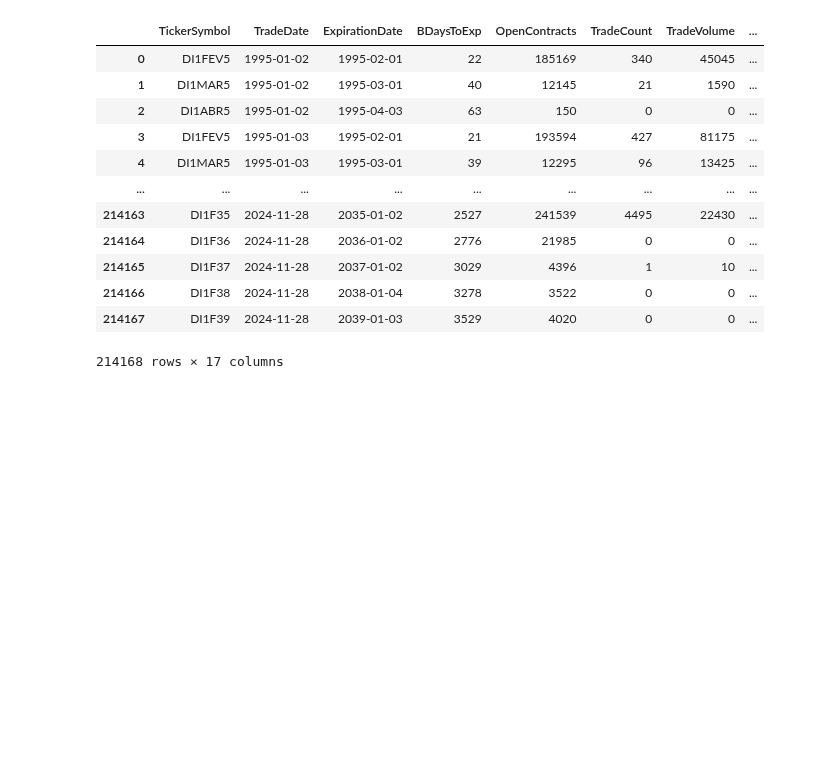
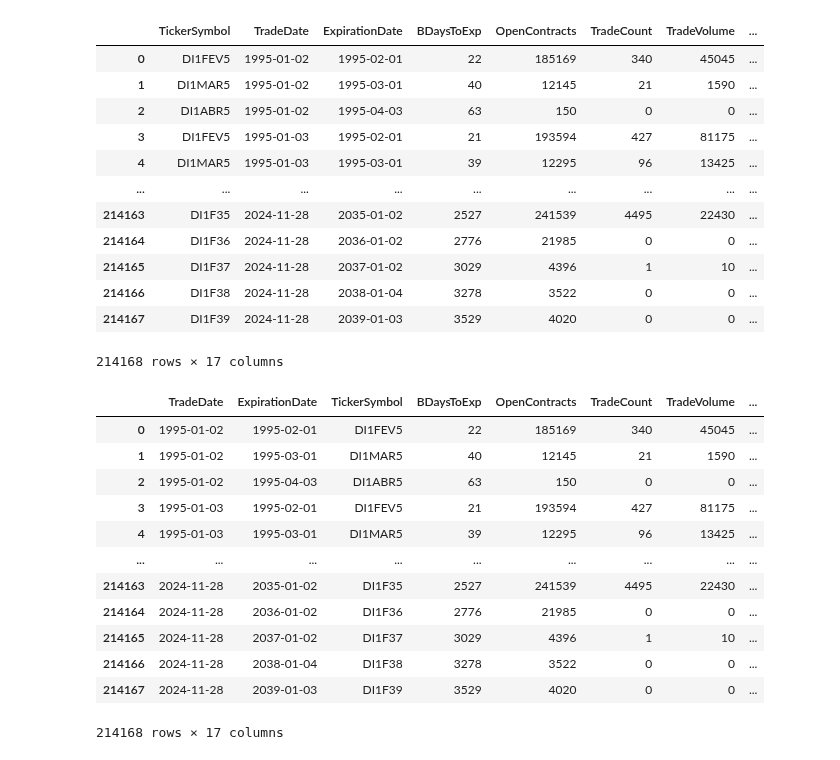
Before and after one commit to crdcj/pyield-data, a Jupyter notebook: notebooks/check_files.ipynb, the cells around one changed output. Saved outputs shown, nothing was run; the diff lists cells and outputs as text; code cells hidden in the pictures; blank space fills up the shorter version.

```diff
--- a/notebooks/check_files.ipynb
+++ b/notebooks/check_files.ipynb
@@ -72,6 +72,42 @@ df
 | 214166 | DI1F38 | 2024-11-28 | 2038-01-04 | 3278 | 3522 | 0 | 0 | ... |
 | 214167 | DI1F39 | 2024-11-28 | 2039-01-03 | 3529 | 4020 | 0 | 0 | ... |
 214168 rows × 17 columns
+# %%
+cols = [
+    "TradeDate",
+    "ExpirationDate",
+    "TickerSymbol",
+    "BDaysToExp",
+    "OpenContracts",
+    "TradeCount",
+    "TradeVolume",
+    "FinancialVolume",
+    "OpenRate",
+    "MinRate",
+    "AvgRate",
+    "MaxRate",
+    "CloseRate",
+    "CloseBidRate",
+    "CloseAskRate",
+    "SettlementRate",
+    "SettlementPrice",
+]
+df = df[cols].copy()
+df
+# %% [output]
+|  | TradeDate | ExpirationDate | TickerSymbol | BDaysToExp | OpenContracts | TradeCount | TradeVolume | ... |
+| 0 | 1995-01-02 | 1995-02-01 | DI1FEV5 | 22 | 185169 | 340 | 45045 | ... |
+| 1 | 1995-01-02 | 1995-03-01 | DI1MAR5 | 40 | 12145 | 21 | 1590 | ... |
+| 2 | 1995-01-02 | 1995-04-03 | DI1ABR5 | 63 | 150 | 0 | 0 | ... |
+| 3 | 1995-01-03 | 1995-02-01 | DI1FEV5 | 21 | 193594 | 427 | 81175 | ... |
+| 4 | 1995-01-03 | 1995-03-01 | DI1MAR5 | 39 | 12295 | 96 | 13425 | ... |
+| ... | ... | ... | ... | ... | ... | ... | ... | ... |
+| 214163 | 2024-11-28 | 2035-01-02 | DI1F35 | 2527 | 241539 | 4495 | 22430 | ... |
+| 214164 | 2024-11-28 | 2036-01-02 | DI1F36 | 2776 | 21985 | 0 | 0 | ... |
+| 214165 | 2024-11-28 | 2037-01-02 | DI1F37 | 3029 | 4396 | 1 | 10 | ... |
+| 214166 | 2024-11-28 | 2038-01-04 | DI1F38 | 3278 | 3522 | 0 | 0 | ... |
+| 214167 | 2024-11-28 | 2039-01-03 | DI1F39 | 3529 | 4020 | 0 | 0 | ... |
+214168 rows × 17 columns
 # %%
 df.query("TradeDate == @rdate")
 # %% [output]
```
Also changed, not shown: parts of 2 cells of this notebook, 1 other file.
